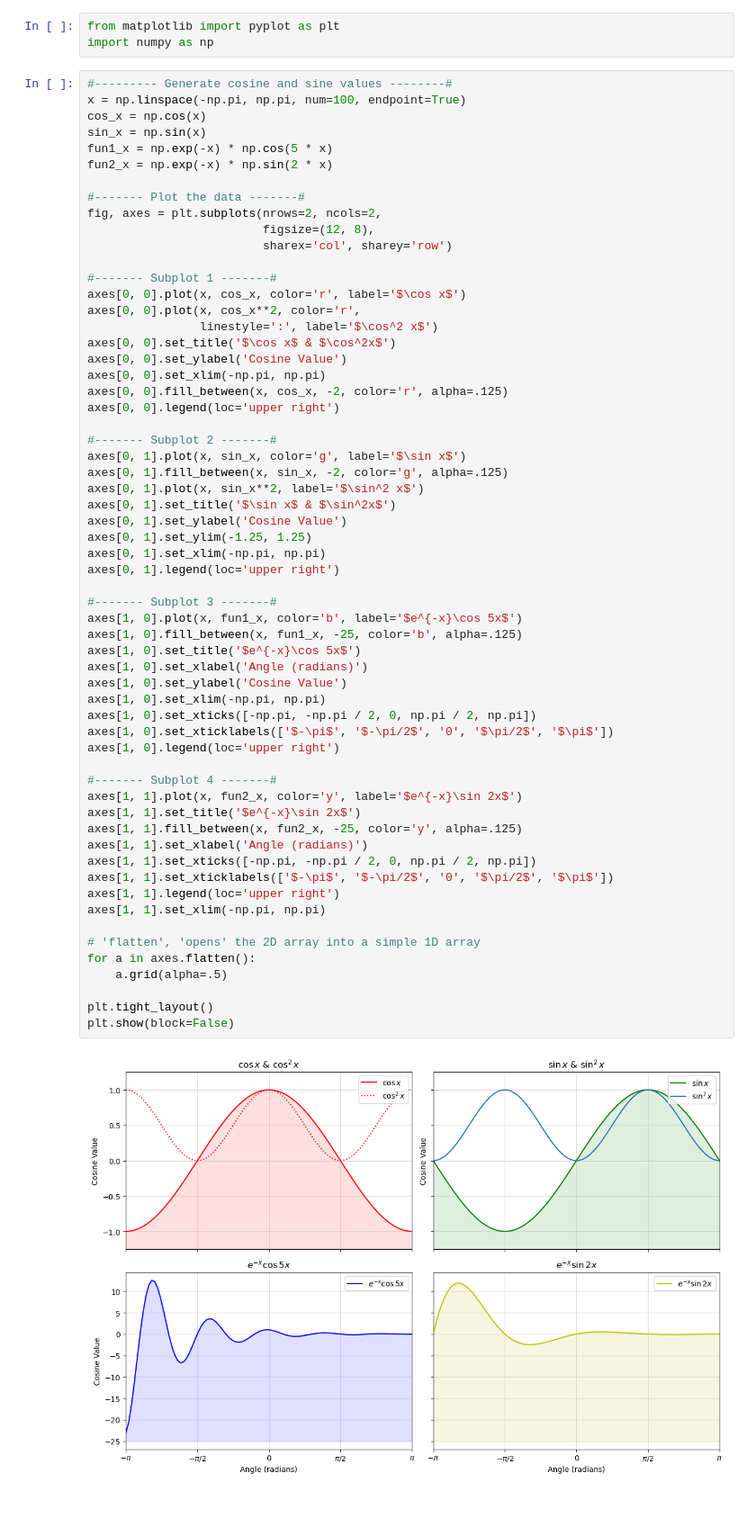
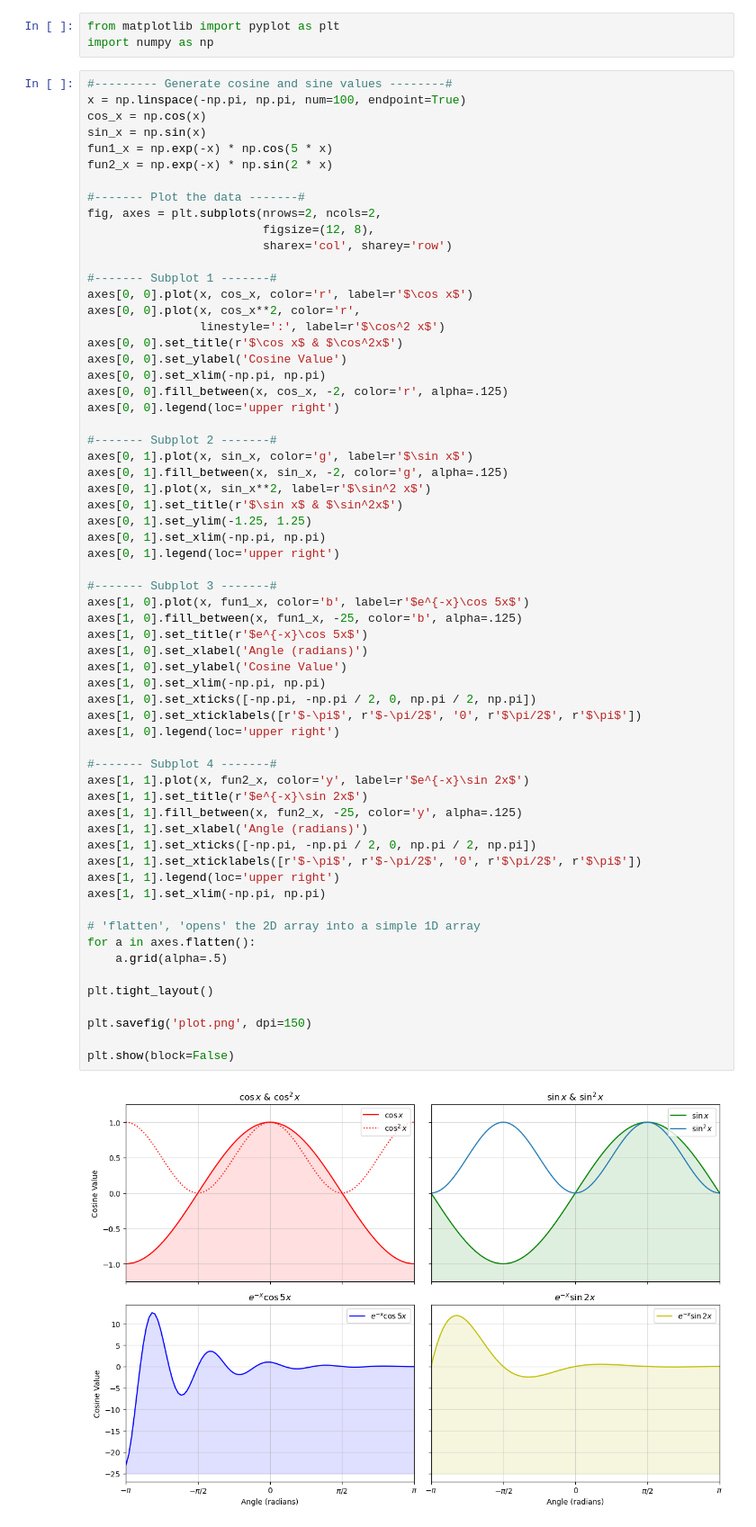
Before and after one commit to SPS-SP2273/learning-portfolio-reneeyeapyewjin, a Jupyter notebook: 7.2_plotting__exercises/plotting_(good)_exercises.ipynb, the cells around one changed output. Shown: that part at 90% size. Saved outputs shown, nothing was run; the diff lists cells and outputs as text.

Commit message:
READY FOR REVIEW 'plot_(good)_exercises'

```diff
--- a/7.2_plotting__exercises/plotting_(good)_exercises.ipynb
+++ b/7.2_plotting__exercises/plotting_(good)_exercises.ipynb
@@ -19,51 +19,53 @@ fig, axes = plt.subplots(nrows=2, ncols=2,
                          sharex='col', sharey='row')
 
 #------- Subplot 1 -------#
-axes[0, 0].plot(x, cos_x, color='r', label='$\cos x$')
+axes[0, 0].plot(x, cos_x, color='r', label=r'$\cos x$')
 axes[0, 0].plot(x, cos_x**2, color='r',
-                linestyle=':', label='$\cos^2 x$')
-axes[0, 0].set_title('$\cos x$ & $\cos^2x$')
+                linestyle=':', label=r'$\cos^2 x$')
+axes[0, 0].set_title(r'$\cos x$ & $\cos^2x$')
 axes[0, 0].set_ylabel('Cosine Value')
 axes[0, 0].set_xlim(-np.pi, np.pi)
 axes[0, 0].fill_between(x, cos_x, -2, color='r', alpha=.125)
 axes[0, 0].legend(loc='upper right')
 
 #------- Subplot 2 -------#
-axes[0, 1].plot(x, sin_x, color='g', label='$\sin x$')
+axes[0, 1].plot(x, sin_x, color='g', label=r'$\sin x$')
 axes[0, 1].fill_between(x, sin_x, -2, color='g', alpha=.125)
-axes[0, 1].plot(x, sin_x**2, label='$\sin^2 x$')
-axes[0, 1].set_title('$\sin x$ & $\sin^2x$')
-axes[0, 1].set_ylabel('Cosine Value')
+axes[0, 1].plot(x, sin_x**2, label=r'$\sin^2 x$')
+axes[0, 1].set_title(r'$\sin x$ & $\sin^2x$')
 axes[0, 1].set_ylim(-1.25, 1.25)
 axes[0, 1].set_xlim(-np.pi, np.pi)
 axes[0, 1].legend(loc='upper right')
 
 #------- Subplot 3 -------#
-axes[1, 0].plot(x, fun1_x, color='b', label='$e^{-x}\cos 5x$')
+axes[1, 0].plot(x, fun1_x, color='b', label=r'$e^{-x}\cos 5x$')
 axes[1, 0].fill_between(x, fun1_x, -25, color='b', alpha=.125)
-axes[1, 0].set_title('$e^{-x}\cos 5x$')
+axes[1, 0].set_title(r'$e^{-x}\cos 5x$')
 axes[1, 0].set_xlabel('Angle (radians)')
 axes[1, 0].set_ylabel('Cosine Value')
 axes[1, 0].set_xlim(-np.pi, np.pi)
 axes[1, 0].set_xticks([-np.pi, -np.pi / 2, 0, np.pi / 2, np.pi])
-axes[1, 0].set_xticklabels(['$-\pi$', '$-\pi/2$', '0', '$\pi/2$', '$\pi$'])
+axes[1, 0].set_xticklabels([r'$-\pi$', r'$-\pi/2$', '0', r'$\pi/2$', r'$\pi$'])
 axes[1, 0].legend(loc='upper right')
 
 #------- Subplot 4 -------#
-axes[1, 1].plot(x, fun2_x, color='y', label='$e^{-x}\sin 2x$')
-axes[1, 1].set_title('$e^{-x}\sin 2x$')
+axes[1, 1].plot(x, fun2_x, color='y', label=r'$e^{-x}\sin 2x$')
+axes[1, 1].set_title(r'$e^{-x}\sin 2x$')
 axes[1, 1].fill_between(x, fun2_x, -25, color='y', alpha=.125)
 axes[1, 1].set_xlabel('Angle (radians)')
 axes[1, 1].set_xticks([-np.pi, -np.pi / 2, 0, np.pi / 2, np.pi])
-axes[1, 1].set_xticklabels(['$-\pi$', '$-\pi/2$', '0', '$\pi/2$', '$\pi$'])
+axes[1, 1].set_xticklabels([r'$-\pi$', r'$-\pi/2$', '0', r'$\pi/2$', r'$\pi$'])
 axes[1, 1].legend(loc='upper right')
 axes[1, 1].set_xlim(-np.pi, np.pi)
 
 # 'flatten', 'opens' the 2D array into a simple 1D array
 for a in axes.flatten():
     a.grid(alpha=.5)
 
 plt.tight_layout()
+
+plt.savefig('plot.png', dpi=150)
+
 plt.show(block=False)
 # %% [output]
-[figure, old version]
+[figure, new version]
```
Also changed, not shown: 1 other file.
